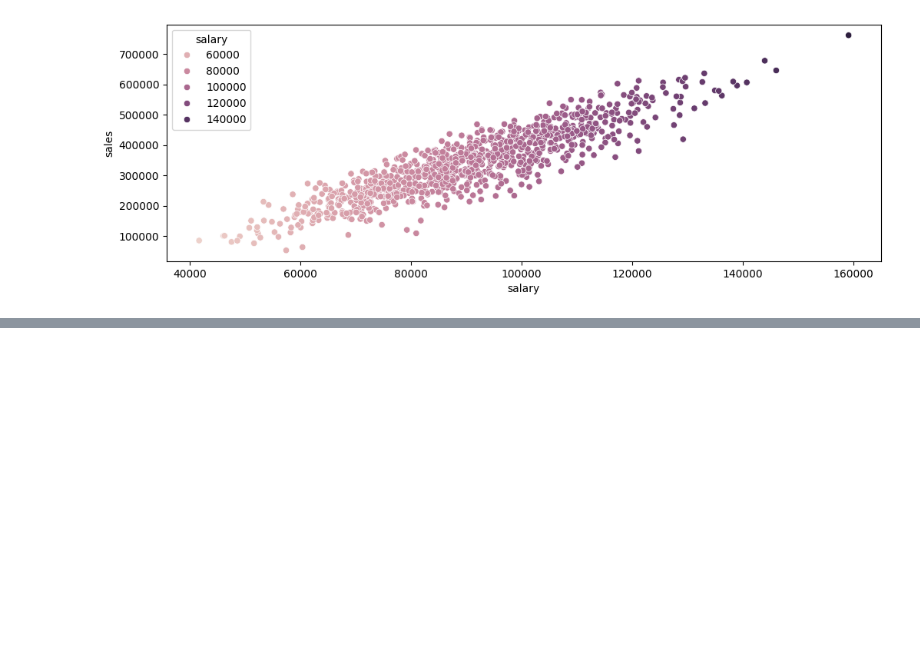
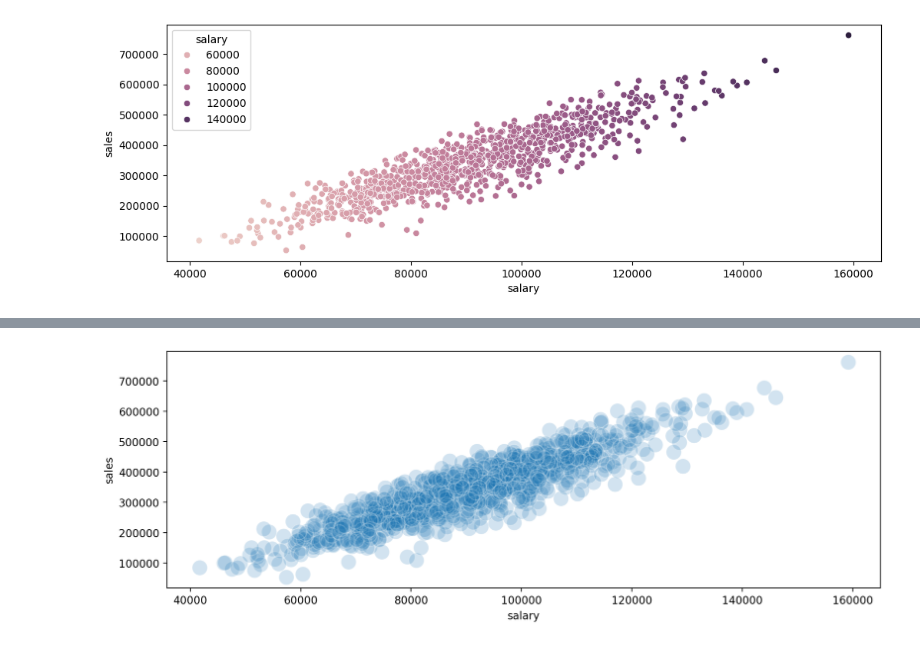
Before and after one commit to che711/DS_ML_course, a Jupyter notebook: lesson5_Seaborn/lesson1_scatter_plots.ipynb, the cells around one changed output, grey strips where cells are left out. Drawn from its saved outputs; the diff is of its cells as text; code cells hidden in the pictures; blank space fills up the shorter version.

```diff
--- a/lesson5_Seaborn/lesson1_scatter_plots.ipynb
+++ b/lesson5_Seaborn/lesson1_scatter_plots.ipynb
@@ -37,0 +50,5 @@ sns.scatterplot(x='salary', y='sales', data=df, hue='level of education');
+# %%
+plt.figure(figsize=(12,4), dpi=200)
+sns.scatterplot(x='salary', y='sales', data=df, s=200, alpha=0.2);
+# %% [output]
+[figure, added]
```
Also changed, not shown: parts of 3 cells of this notebook, 1 other file.
